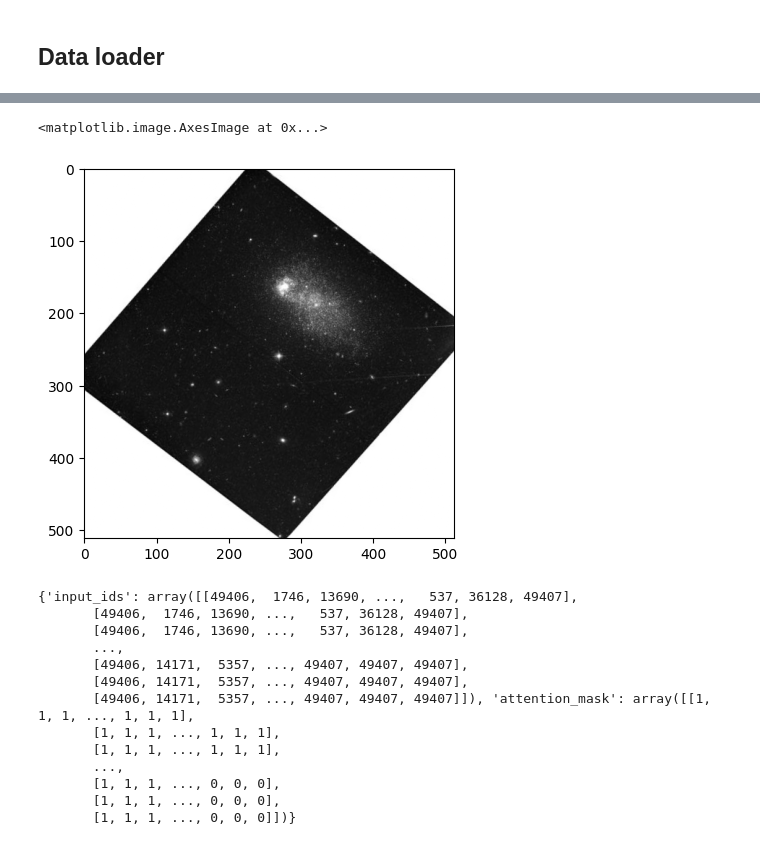
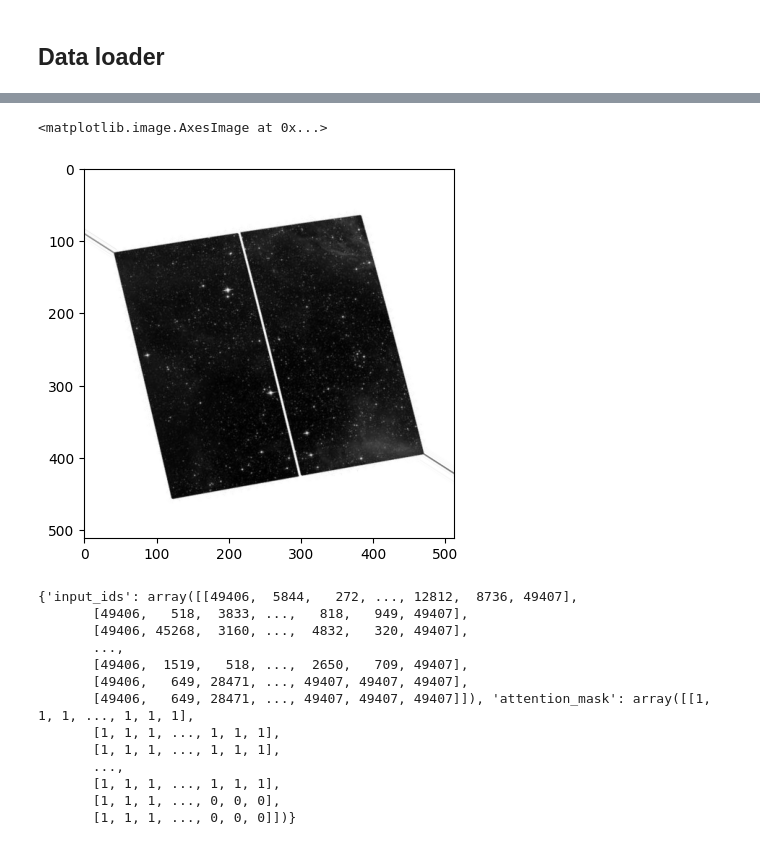
Before and after one commit to smsharma/PAPERCLIP-Hubble, a Jupyter notebook: notebooks/create_dataset.ipynb, the cells around one changed output, grey strips where cells are left out. Cells and saved outputs as stored; diff of their text form; code cells hidden in the pictures.

Commit message:
Convert all Cycle data to tfrecords, minor bugfixes

```diff
--- a/notebooks/create_dataset.ipynb
+++ b/notebooks/create_dataset.ipynb
@@ -164,7 +277,7 @@ sys.path.append("../")
 
 from models.dataset_utils import make_dataloader, create_input_iter
 
-files = ['../data/observations.tfrecord']
+files = ['../data/tfrecords/observations_1.tfrecord','../data/tfrecords/observations_2.tfrecord','../data/tfrecords/observations_3.tfrecord','../data/tfrecords/observations_4.tfrecord',]
 ds = make_dataloader(files, batch_size=32, seed=42)
 create_input_iter(ds)
 
@@ -259,11 +292,13 @@ Successfully installed dm-pix-0.4.1
 # %%
 from dm_pix import rotate
 import jax
+import jax.numpy as jnp
+from functools import partial
 
-plt.imshow(jax.vmap(rotate)(jnp.array(image), jnp.ones(32) * 20.)[0])
+plt.imshow(jax.vmap(partial(rotate, cval=0.))(jnp.array(image), jnp.ones(32) * 1.)[0])
 # %% [output]
 <matplotlib.image.AxesImage at 0x...>
-[figure, old version]
+[figure, new version]
 # %%
 from transformers import AutoTokenizer
 tokenizer = AutoTokenizer.from_pretrained("openai/clip-vit-base-patch32")
@@ -279,16 +314,16 @@ tokenizer(
             return_tensors="np",
         )
 # %% [output]
-{'input_ids': array([[49406,  1746, 13690, ...,   537, 36128, 49407],
-       [49406,  1746, 13690, ...,   537, 36128, 49407],
-       [49406,  1746, 13690, ...,   537, 36128, 49407],
+{'input_ids': array([[49406,  5844,   272, ..., 12812,  8736, 49407],
+       [49406,   518,  3833, ...,   818,   949, 49407],
+       [49406, 45268,  3160, ...,  4832,   320, 49407],
        ...,
-       [49406, 14171,  5357, ..., 49407, 49407, 49407],
-       [49406, 14171,  5357, ..., 49407, 49407, 49407],
-       [49406, 14171,  5357, ..., 49407, 49407, 49407]]), 'attention_mask': array([[1, 1, 1, ..., 1, 1, 1],
+       [49406,  1519,   518, ...,  2650,   709, 49407],
+       [49406,   649, 28471, ..., 49407, 49407, 49407],
+       [49406,   649, 28471, ..., 49407, 49407, 49407]]), 'attention_mask': array([[1, 1, 1, ..., 1, 1, 1],
        [1, 1, 1, ..., 1, 1, 1],
        [1, 1, 1, ..., 1, 1, 1],
        ...,
-       [1, 1, 1, ..., 0, 0, 0],
+       [1, 1, 1, ..., 1, 1, 1],
        [1, 1, 1, ..., 0, 0, 0],
        [1, 1, 1, ..., 0, 0, 0]])}
```
Also changed, not shown: parts of 13 cells of this notebook, 2 other files.
